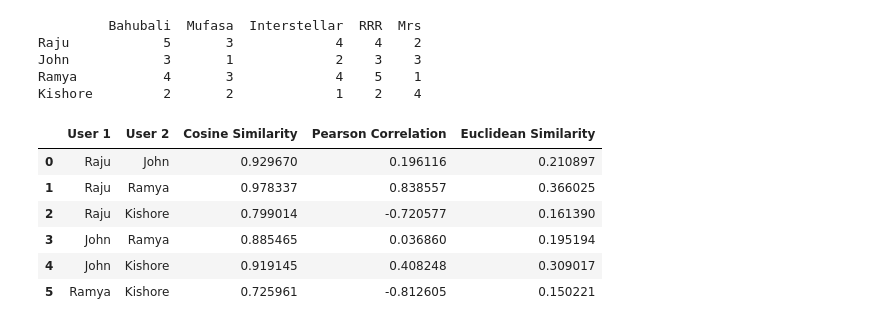
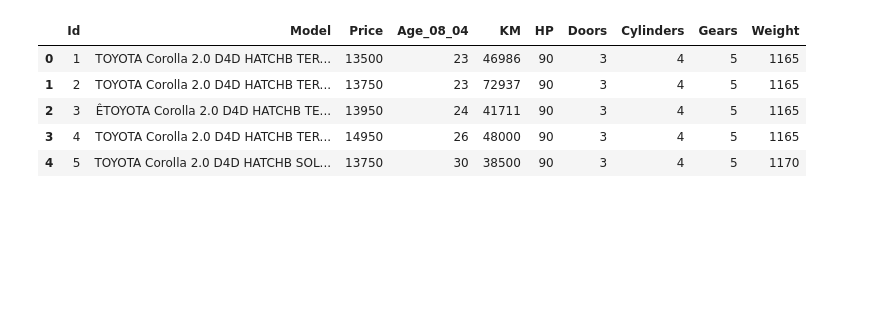
Before and after one commit to AbhinavAlluvada/DevProgram, a Jupyter notebook: Untitled.ipynb, the cells around one changed output. Drawn from its saved outputs; the diff is of its cells as text; code cells hidden in the pictures; blank space fills up the shorter version.

```diff
--- a/Untitled.ipynb
+++ b/Untitled.ipynb
@@ -30,46 +0,0 @@ df = data.copy()
-# %%
-import numpy as np
-import pandas as pd
-from scipy.spatial.distance import cosine, euclidean
-from scipy.stats import pearsonr
-
-ratings = np.array([
-    [5, 3, 4, 4, 2],
-    [3, 1, 2, 3, 3],
-    [4, 3, 4, 5, 1],
-    [2, 2, 1, 2, 4]
-])
-
-users = ["Raju", "John", "Ramya", "Kishore"]
-df = pd.DataFrame(ratings, index=users, columns=["Bahubali", "Mufasa", "Interstellar", "RRR", "Mrs"])
-print(df)
-
-def compute_similarity(df):
-    num_users = df.shape[0]
-    similarity_results = []
-
-    for i in range(num_users):
-        for j in range(i + 1, num_users):
-            user1, user2 = df.iloc[i], df.iloc[j]
-            cos_sim = 1 - cosine(user1, user2)
-            pearson_sim, _ = pearsonr(user1, user2)
-            euc_sim = 1 / (1 + euclidean(user1, user2))
-            similarity_results.append([users[i], users[j], cos_sim, pearson_sim, euc_sim])
-
-    return pd.DataFrame(similarity_results, columns=["User 1", "User 2", "Cosine Similarity", "Pearson Correlation", "Euclidean Similarity"])
-
-similarity_df = compute_similarity(df)
-similarity_df
-# %% [output]
-         Bahubali  Mufasa  Interstellar  RRR  Mrs
-Raju            5       3             4    4    2
-John            3       1             2    3    3
-Ramya           4       3             4    5    1
-Kishore         2       2             1    2    4
-|  | User 1 | User 2 | Cosine Similarity | Pearson Correlation | Euclidean Similarity |
-| 0 | Raju | John | 0.929670 | 0.196116 | 0.210897 |
-| 1 | Raju | Ramya | 0.978337 | 0.838557 | 0.366025 |
-| 2 | Raju | Kishore | 0.799014 | -0.720577 | 0.161390 |
-| 3 | John | Ramya | 0.885465 | 0.036860 | 0.195194 |
-| 4 | John | Kishore | 0.919145 | 0.408248 | 0.309017 |
-| 5 | Ramya | Kishore | 0.725961 | -0.812605 | 0.150221 |
@@ -78,3 +8,12 @@ data = pd.read_csv("C:/Users/abhin/Downloads/Movie.csv")
+# %%
+data.head()
+# %% [output]
+|  | Id | Model | Price | Age_08_04 | KM | HP | Doors | Cylinders | Gears | Weight |
+| 0 | 1 | TOYOTA Corolla 2.0 D4D HATCHB TER... | 13500 | 23 | 46986 | 90 | 3 | 4 | 5 | 1165 |
+| 1 | 2 | TOYOTA Corolla 2.0 D4D HATCHB TER... | 13750 | 23 | 72937 | 90 | 3 | 4 | 5 | 1165 |
+| 2 | 3 | ÊTOYOTA Corolla 2.0 D4D HATCHB TE... | 13950 | 24 | 41711 | 90 | 3 | 4 | 5 | 1165 |
+| 3 | 4 | TOYOTA Corolla 2.0 D4D HATCHB TER... | 14950 | 26 | 48000 | 90 | 3 | 4 | 5 | 1165 |
+| 4 | 5 | TOYOTA Corolla 2.0 D4D HATCHB SOL... | 13750 | 30 | 38500 | 90 | 3 | 4 | 5 | 1170 |
 # %%
 data.info()
 # %% [output]
```
Also changed, not shown: parts of 31 cells of this notebook, 1 other file.
